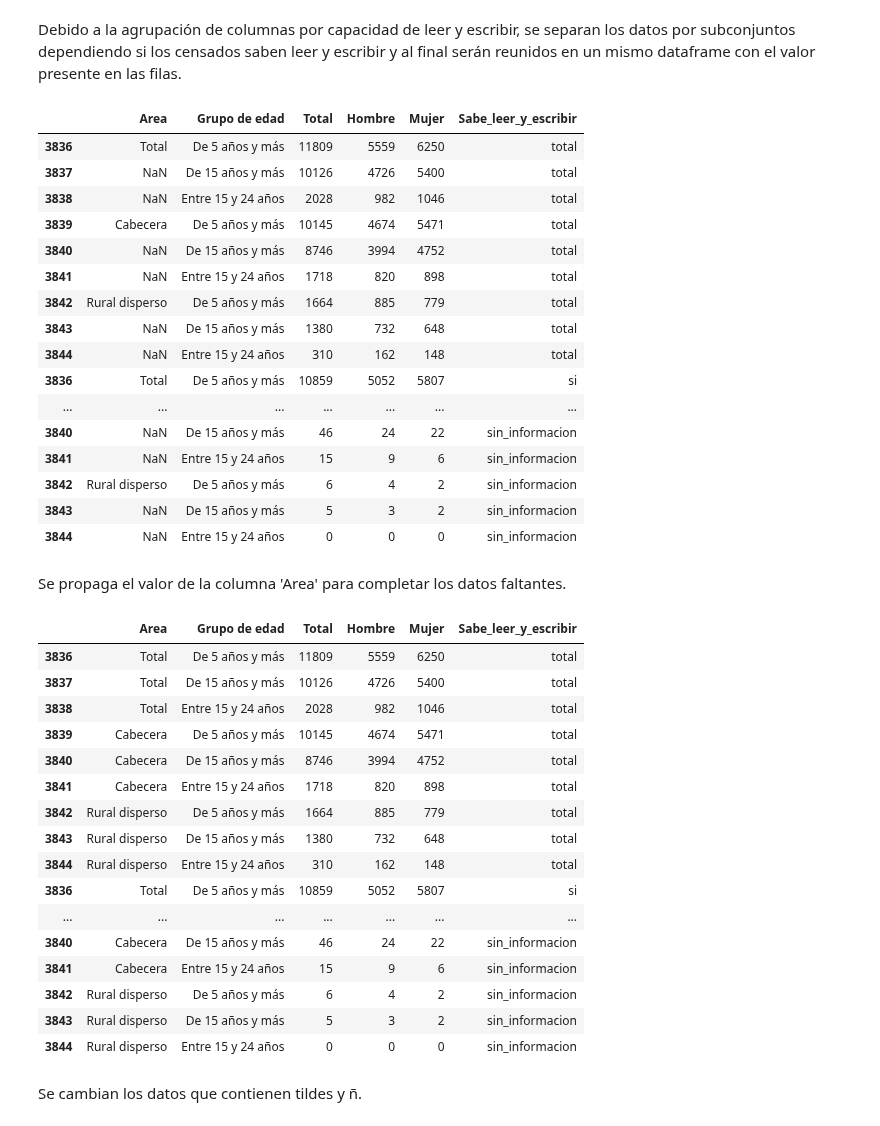
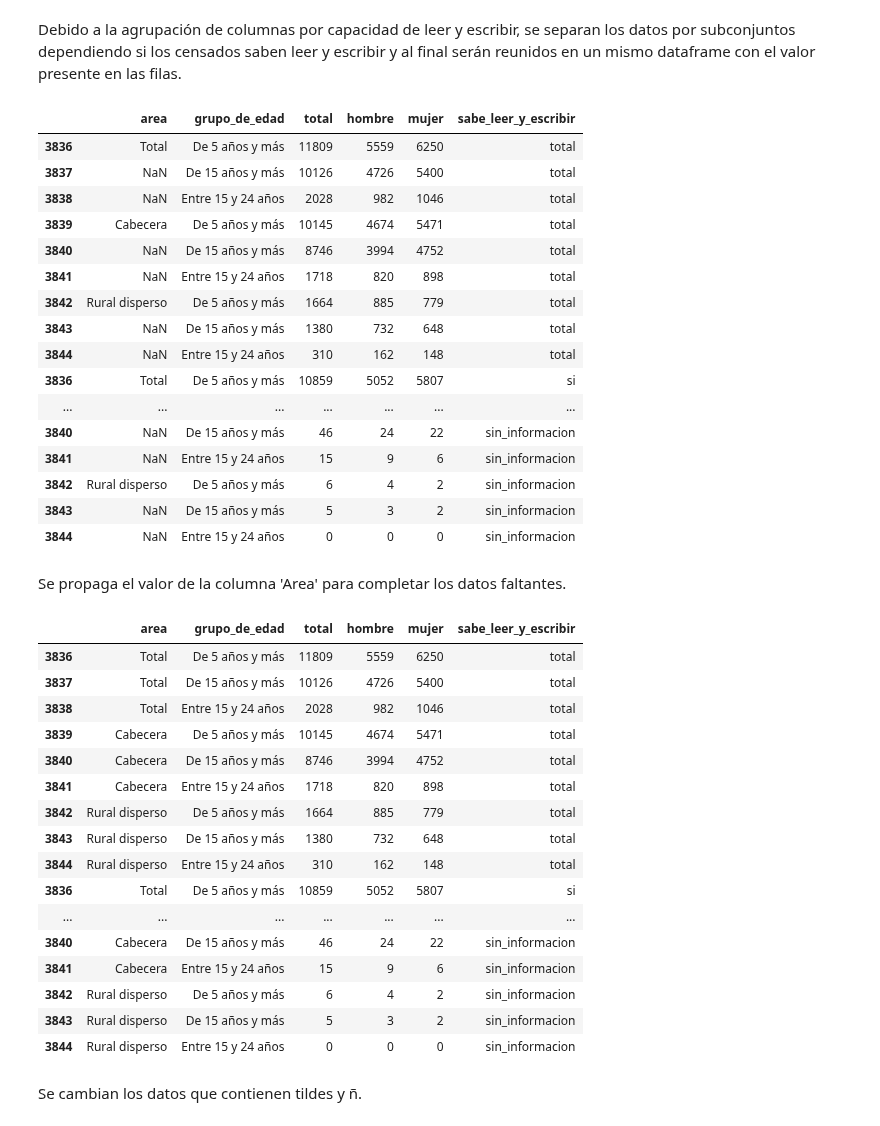
Before and after one commit to Schiavi13/Censo-Viterbo-Caldas-2018, a Jupyter notebook: source_to_csv_16pm.ipynb, the cells around one changed output. Cells and saved outputs as stored; diff of their text form; code cells hidden in the pictures.

Commit message:
Actualiza headers a minuscula y Snake Case de hoja 16PM

```diff
--- a/source_to_csv_16pm.ipynb
+++ b/source_to_csv_16pm.ipynb
@@ -75,6 +75,6 @@ for (i, value) in enumerate(second_row):
 Se observan columnas y subcolumnas, se dividirán en diferentes datasets, se asignará una nueva columna "Sabe leer y escribir" y se asignaran los valores correspondientes desagrupando el dataframe en este item, y se unirán los diferentes dataframes.
 # %%
 actual_headers = list(df_16pm.iloc[1][4:])
-cleaned_headers = [x for x in actual_headers if not pd.isnull(x)]
+cleaned_headers = [x.lower() for x in actual_headers if not pd.isnull(x)]
 cleaned_headers
 # %% [output]
@@ -112,19 +112,19 @@ Debido a la agrupación de columnas por capacidad de leer y escribir, se separan
 # %%
 ls_df = []
 literate = ['total', 'si', 'no', 'sin_informacion']
 for i, literate_status in zip(range(4, 19, 4), literate):
-    df_16pm_with_literate_status = pd.concat([df_16pm[['Unnamed: 2', 'Unnamed: 3']], df_16pm.iloc[:,i:i+3].assign(Sabe_leer_y_escribir=literate_status)], axis=1)
+    df_16pm_with_literate_status = pd.concat([df_16pm[['Unnamed: 2', 'Unnamed: 3']], df_16pm.iloc[:,i:i+3].assign(sabe_leer_y_escribir=literate_status)], axis=1)
     ls_df.append(df_16pm_with_literate_status)
 
 for df in ls_df:
     df.rename(columns=dict(zip(list(df.columns.values[2:-1]), cleaned_headers[:])), inplace=True)
 
 df_16pm = pd.concat(ls_df)
-df_16pm.rename(columns={'Unnamed: 2': 'Area', 'Unnamed: 3': 'Grupo de edad'}, inplace=True)
+df_16pm.rename(columns={'Unnamed: 2': 'area', 'Unnamed: 3': 'grupo_de_edad'}, inplace=True)
 
 df_16pm
 # %% [output]
-|  | Area | Grupo de edad | Total | Hombre | Mujer | Sabe_leer_y_escribir |
+|  | area | grupo_de_edad | total | hombre | mujer | sabe_leer_y_escribir |
 | 3836 | Total | De 5 años y más | 11809 | 5559 | 6250 | total |
 | 3837 | NaN | De 15 años y más | 10126 | 4726 | 5400 | total |
 | 3838 | NaN | Entre 15 y 24 años | 2028 | 982 | 1046 | total |
@@ -144,10 +144,10 @@ df_16pm
 # %% [markdown]
 Se propaga el valor de la columna 'Area' para completar los datos faltantes.
 # %%
-df_16pm['Area'] = df_16pm['Area'].ffill()
+df_16pm['area'] = df_16pm['area'].ffill()
 df_16pm
 # %% [output]
-|  | Area | Grupo de edad | Total | Hombre | Mujer | Sabe_leer_y_escribir |
+|  | area | grupo_de_edad | total | hombre | mujer | sabe_leer_y_escribir |
 | 3836 | Total | De 5 años y más | 11809 | 5559 | 6250 | total |
 | 3837 | Total | De 15 años y más | 10126 | 4726 | 5400 | total |
 | 3838 | Total | Entre 15 y 24 años | 2028 | 982 | 1046 | total |
```
Also changed, not shown: parts of 4 cells of this notebook, 2 other files.
